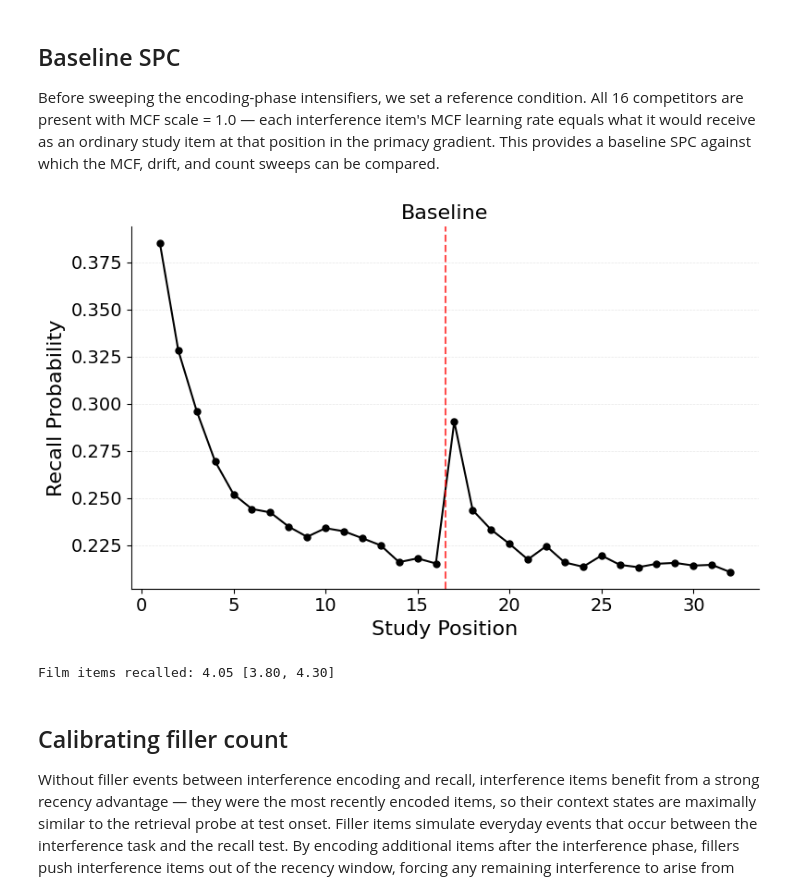
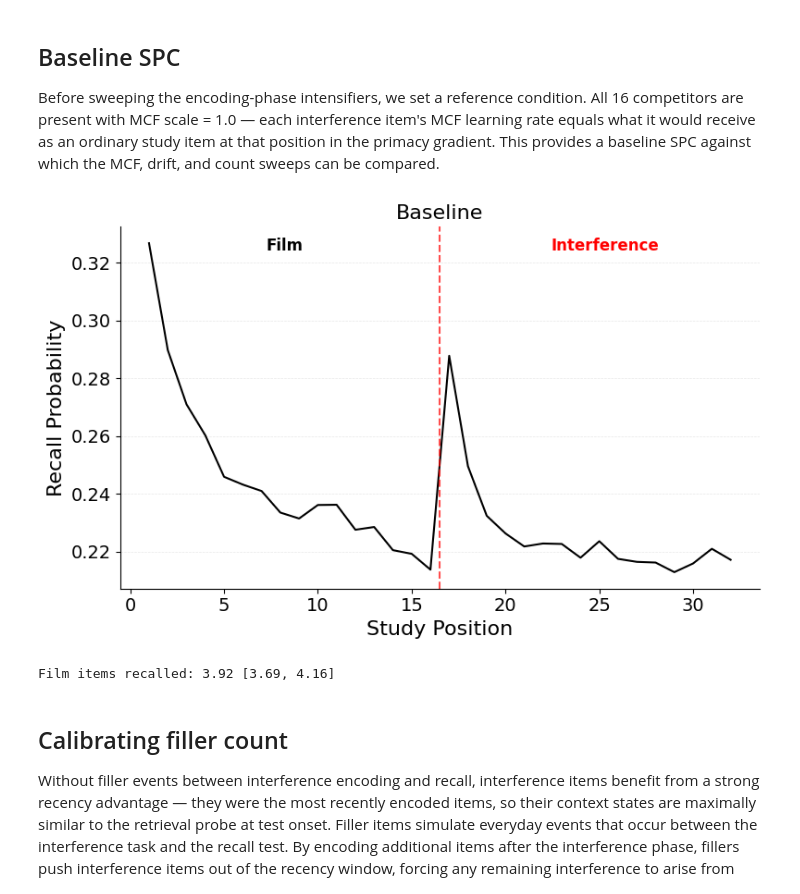
Before and after one commit to githubpsyche/jaxcmr, a Jupyter notebook: projects/selective_interference/code/sim2_interference_density.ipynb, the cells around one changed output. Drawn from its saved outputs; the diff is of its cells as text; code cells hidden in the pictures.

```diff
--- a/projects/selective_interference/code/sim2_interference_density.ipynb
+++ b/projects/selective_interference/code/sim2_interference_density.ipynb
@@ -74,7 +74,7 @@ SHOW_FILLERS_IN_SPC = False  # show filler items in SPC sweep plots
 # --- fitted parameter scale factors (multiply per-subject values) ---
 FITTED_PARAM_SCALES = {
     "encoding_drift_rate": 1.0,
-    "start_drift_rate": 1.25,
+    "start_drift_rate": 1.0,
     "recall_drift_rate": 1.0,
     "shared_support": 1.0,  # low: reduces pre-experimental cross-position MCF interference
     "item_support": 1.0,
@@ -425,48 +424,34 @@ Before sweeping the encoding-phase intensifiers, we set a reference condition. A
 # %%
 BASELINE_MCF_SCALE = 1.0
 DEFAULT_PRESENTED = N_FILM + M_DEFAULT + (N_FILLER_DEFAULT if SHOW_FILLERS_IN_SPC else 0)
 
 rngs_2d, rng = sweep_rngs(rng)
 baseline_recalls_3d = batched_sweep(
     cached_models, rngs_2d,
     DEFAULT_INTERFERENCE_ITEMS, DEFAULT_FILLER_ITEMS,
     jnp.float32(1.0), jnp.float32(BASELINE_MCF_SCALE),
     jnp.float32(DEFAULT_FILLER_DRIFT_SCALE), jnp.float32(DEFAULT_FILLER_MCF_SCALE),
 )
 baseline_recalls = baseline_recalls_3d.reshape(-1, baseline_recalls_3d.shape[-1])
 if SHOW_FILLERS_IN_SPC:
     baseline_recalls = remap_recalls(baseline_recalls, M_DEFAULT)
 baseline_spc = fixed_pres_spc(baseline_recalls, DEFAULT_PRESENTED)
 baseline_stats = film_recalled_stats(baseline_recalls)
 
 fig, ax = plt.subplots(figsize=(8, 5))
-positions = np.arange(1, DEFAULT_PRESENTED + 1)
-ax.plot(
-    positions,
-    np.asarray(baseline_spc),
-    "o-",
-    color="black",
-    markersize=5,
-    linewidth=1.5,
-)
-ax.axvline(x=N_FILM + 0.5, color="red", linestyle="--", alpha=0.7)
-if SHOW_FILLERS_IN_SPC and N_FILLER_DEFAULT > 0:
-    ax.axvline(x=N_FILM + M_DEFAULT + 0.5, color="blue", linewidth=1.5, linestyle=":", alpha=0.7)
-ax.set_xlabel("Study Position", fontsize=16)
-ax.set_ylabel("Recall Probability", fontsize=16)
+plot_interference_spc([baseline_spc], ["Baseline"], N_FILM,
+                      colors=["black"], ax=ax)
+add_filler_boundary(ax, M_DEFAULT, N_FILLER_DEFAULT, DEFAULT_PRESENTED)
 ax.set_title("Baseline", fontsize=16)
-ax.tick_params(labelsize=14)
-for loc in ("top", "right"):
-    ax.spines[loc].set_visible(False)
-ax.yaxis.grid(True, linestyle="--", linewidth=0.5, alpha=0.3)
+ax.get_legend().remove()
 fig.tight_layout()
 plt.show()
 
 mu, lo, hi = baseline_stats
 print(f"Film items recalled: {mu:.2f} [{lo:.2f}, {hi:.2f}]")
 # %% [output]
-[figure, old version]
+[figure, new version]
-Film items recalled: 4.05 [3.80, 4.30]
+Film items recalled: 3.92 [3.69, 4.16]
 # %% [markdown]
 ## Calibrating filler count
 
```
Also changed, not shown: parts of 13 cells of this notebook, 4 other files.
